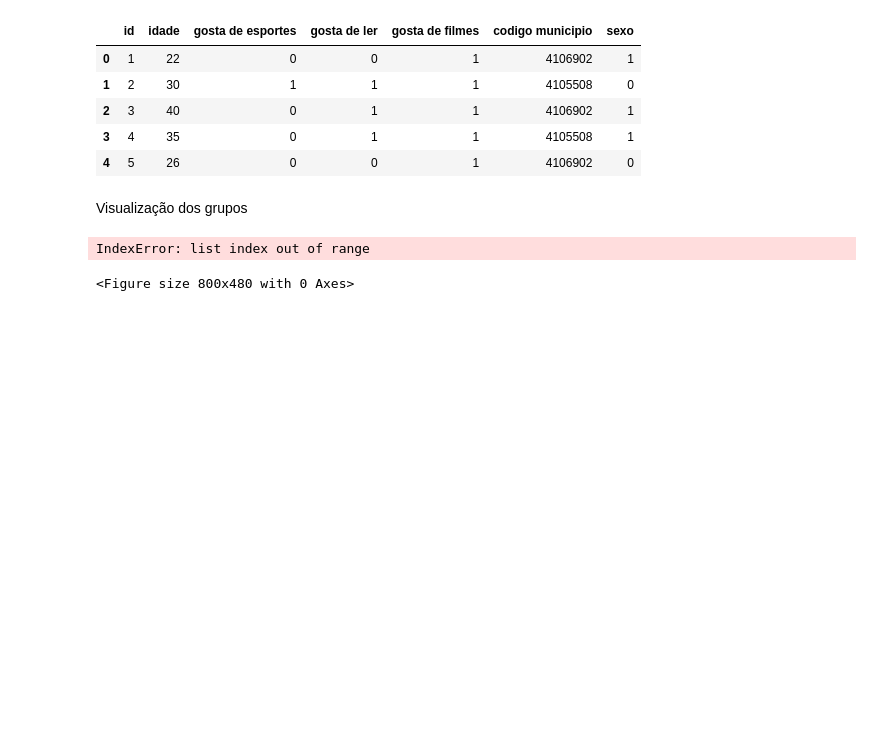
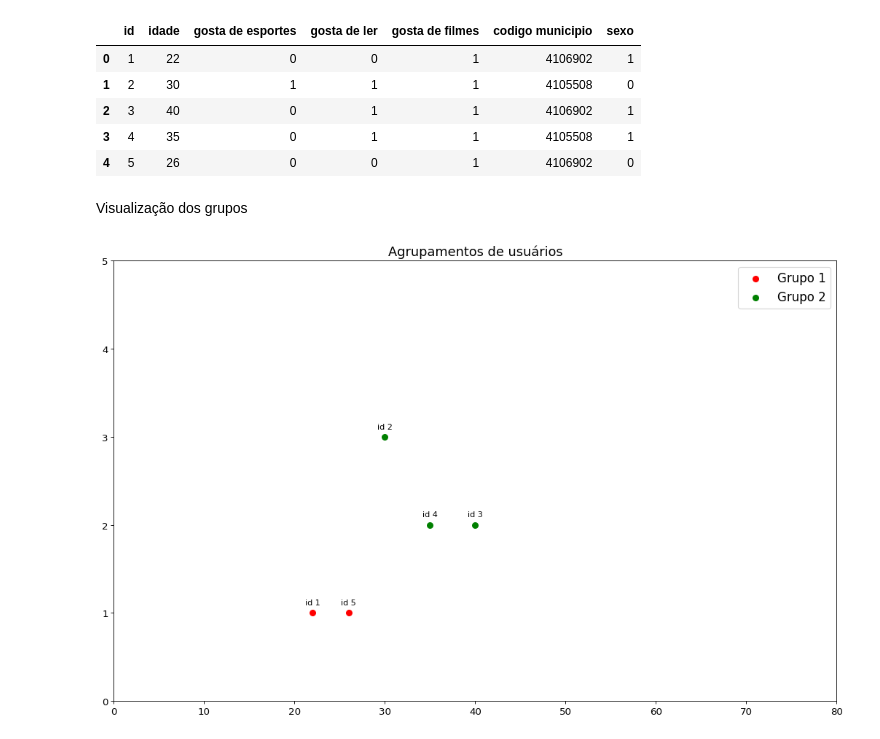
Before and after one commit to DheniMoura/Uninter_Machine-Learning, a Jupyter notebook: Aula_pratica_01/aula-01.ipynb, the cells around one changed output. Cells and saved outputs as stored; diff of their text form; code cells hidden in the pictures; blank space fills up the shorter version.

```diff
--- a/Aula_pratica_01/aula-01.ipynb
+++ b/Aula_pratica_01/aula-01.ipynb
@@ -155,39 +155,38 @@ grupos = ['Grupo 1', 'Grupo 2']
 cores = ['red', 'green']
 
 #Desenhando o gráfico de distribuição para cada categoria
-plt.figure(figsize=(10,6), dpi=80, facecolor='w', edgecolor='k')
+plt.figure(figsize=(16,10), dpi=80, facecolor='w', edgecolor='k')
 
 #Soma os interesses e acrescenta ao final de cada vetor de características
 dados_usuarios = []
 for i in range(len(todos_usuarios)):
     dados_usuarios.append(todos_usuarios[i]+[todos_usuarios[i][2]+todos_usuarios[i][3]+todos_usuarios[i][4]])
 
-idades_g1 = [dados_usuarios[1] for dados_usuario in dados_usuarios if dados_usuario[7]<2]
-interesses_g1 = [dados_usuarios[7] for dados_usuario in dados_usuarios if dados_usuario[7]<2]
+idades_g1 = [dados_usuario[1] for dados_usuario in dados_usuarios if dados_usuario[7]<2]
+interesses_g1 = [dados_usuario[7] for dados_usuario in dados_usuarios if dados_usuario[7]<2]
 
-idades_g2 = [dados_usuarios[1] for dados_usuario in dados_usuarios if dados_usuario[7]>=2]
-interesses_g2 = [dados_usuarios[7] for dados_usuario in dados_usuarios if dados_usuario[7]>=2]
+idades_g2 = [dados_usuario[1] for dados_usuario in dados_usuarios if dados_usuario[7]>=2]
+interesses_g2 = [dados_usuario[7] for dados_usuario in dados_usuarios if dados_usuario[7]>=2]
 
 plt.scatter(idades_g1, interesses_g1, s=50, c=cores[0], label=str(grupos[0]))
 plt.scatter(idades_g2, interesses_g2, s=50, c=cores[1], label=str(grupos[1]))
 
 for i, dados_usuario in enumerate(dados_usuarios):
     x = dados_usuario[1]
     y = dados_usuario[7]
     label = "id {0}".format(dados_usuario[0])
     plt.annotate(label,
                  (x,y),
                  textcoords="offset points",
                  xytext=(0,10),
                  ha='center')
 
 #legendas
 plt.gca().set(xlim=(0,80), ylim=(0,5))
 
 plt.xticks(fontsize=12); plt.yticks(fontsize=12)
 plt.title("Agrupamentos de usuários", fontsize=16)
 plt.legend(fontsize=15)
 plt.show()
 # %% [output]
-IndexError: list index out of range
-<Figure size 800x480 with 0 Axes>
+[figure, added]
```
